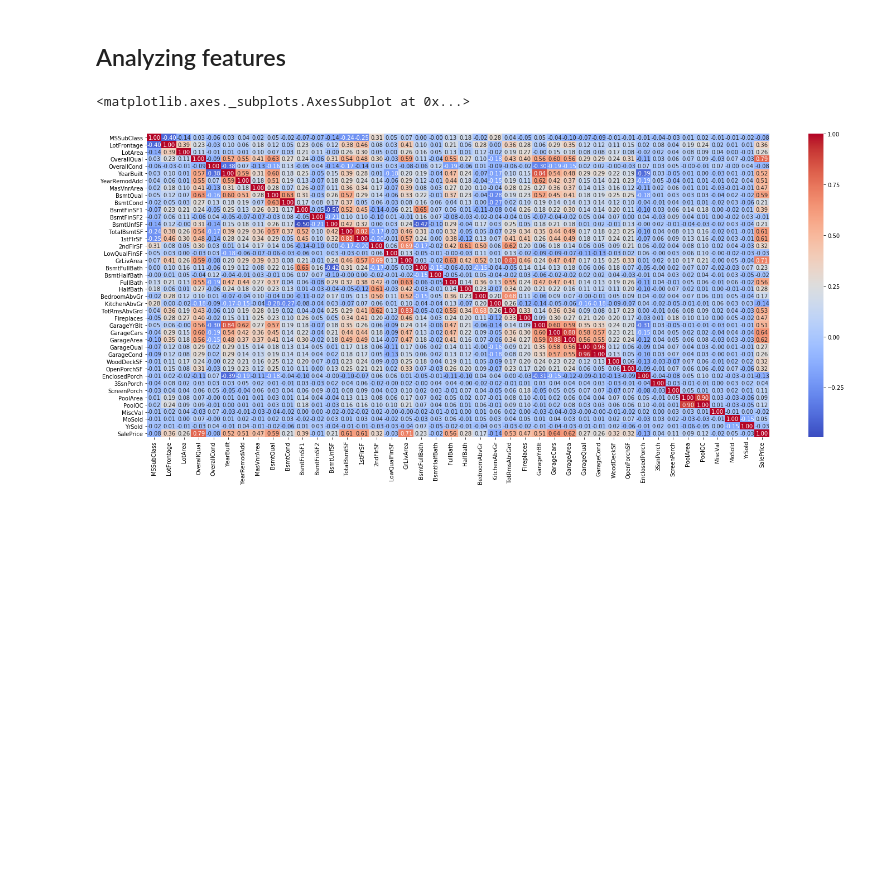
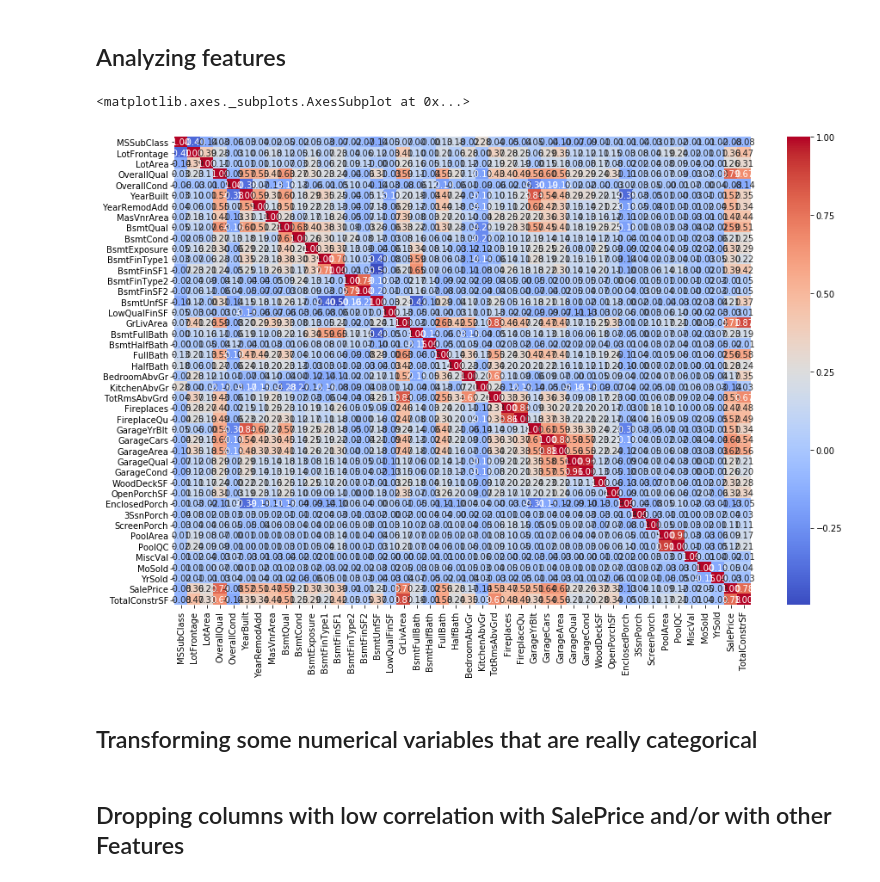
Before and after one commit to raphaelcfernandes/HouseSalePricePrediction, a Jupyter notebook: Data Analytics Final Project.ipynb, the cells around one changed output. Drawn from its saved outputs; the diff is of its cells as text; code cells hidden in the pictures; blank space fills up the shorter version.

```diff
--- a/Data Analytics Final Project.ipynb
+++ b/Data Analytics Final Project.ipynb
@@ -270,0 +287,10 @@ df_train.BsmtFinType2.fillna('None',inplace=True)
+# %%
+print(df_train['BsmtFinType2'].notnull().sum())
+df_train.BsmtFinType2.fillna('None',inplace=True)
+df_train.loc[df_train.BsmtFinType2=='GLQ','BsmtFinType2'] = 6
+df_train.loc[df_train.BsmtFinType2=='ALQ','BsmtFinType2'] = 5
+df_train.loc[df_train.BsmtFinType2=='BLQ','BsmtFinType2'] = 4
+df_train.loc[df_train.BsmtFinType2=='Rec','BsmtFinType2'] = 3
+df_train.loc[df_train.BsmtFinType2=='LwQ','BsmtFinType2'] = 2
+df_train.loc[df_train.BsmtFinType2=='Unf','BsmtFinType2'] = 1
+df_train.loc[df_train.BsmtFinType2=='None','BsmtFinType2'] = 0
@@ -282,0 +306,8 @@ df_train.BsmtExposure.fillna('None',inplace=True)
+# %%
+print(df_train['BsmtExposure'].notnull().sum())
+df_train.BsmtExposure.fillna('None',inplace=True)
+df_train.loc[df_train.BsmtExposure=='Gd','BsmtExposure'] = 4
+df_train.loc[df_train.BsmtExposure=='Av','BsmtExposure'] = 3
+df_train.loc[df_train.BsmtExposure=='Mn','BsmtExposure'] = 2
+df_train.loc[df_train.BsmtExposure=='No','BsmtExposure'] = 1
+df_train.loc[df_train.BsmtExposure=='None','BsmtExposure'] = 0
@@ -315,0 +344,10 @@ df_train.BsmtFinType1.fillna('None',inplace=True)
+# %%
+print(df_train['BsmtFinType1'].notnull().sum())
+df_train.BsmtFinType1.fillna('None',inplace=True)
+df_train.loc[df_train.BsmtFinType1=='GLQ','BsmtFinType1'] = 6
+df_train.loc[df_train.BsmtFinType1=='ALQ','BsmtFinType1'] = 5
+df_train.loc[df_train.BsmtFinType1=='BLQ','BsmtFinType1'] = 4
+df_train.loc[df_train.BsmtFinType1=='Rec','BsmtFinType1'] = 3
+df_train.loc[df_train.BsmtFinType1=='LwQ','BsmtFinType1'] = 2
+df_train.loc[df_train.BsmtFinType1=='Unf','BsmtFinType1'] = 1
+df_train.loc[df_train.BsmtFinType1=='None','BsmtFinType1'] = 0
@@ -384,21 +424,14 @@ df_train = fill_missing_MasVnrArea(df_train)
 df_train.dropna(subset=['Electrical'],inplace=True)
 # %% [markdown]
 ## Analyzing features
-# %%
-# df_train=pd.read_csv('train.csv')
-corr = df_train.corr()
-# for i in corr.keys():
-#     if i in df_train.keys() and i != 'MasVnrArea':
-#         df_train.drop([i],axis=1,inplace=True)
-# df_train = pd.get_dummies(df_train)
-# for i in df_train.keys():
-#     if (df_train[i].corr(df_train['MasVnrArea']) > 0.5 or df_train[i].corr(df_train['MasVnrArea']) < -0.5):
-#         print('Correlation ',i,'and MasVnrArea:', df_train[i].corr(df_train['MasVnrArea']))
-# for i in corr.keys():
-#     if corr[i].corr(corr['MasVnrArea']) > 0.4 or corr[i].corr(corr['MasVnrArea']) < -0.4:
-#         print('Correlation ',i,'and MasVnrArea:', corr[i].corr(corr['MasVnrArea']))
-f, ax = plt.subplots(figsize=(25, 10))
-sns.heatmap(corr,annot=True, fmt = ".2f", cmap = "coolwarm")
-# %% [output]
-<matplotlib.axes._subplots.AxesSubplot at 0x...>
-[figure, removed]
+# %%
+df_train['TotalConstrSF'] = df_train['1stFlrSF'] + df_train['2ndFlrSF'] + df_train['TotalBsmtSF']
+df_train.drop(['1stFlrSF','2ndFlrSF','TotalBsmtSF'],axis=1,inplace=True)
+# %%
+f, ax = plt.subplots(figsize=(15, 10))
+sns.heatmap(df_train.corr(),annot=True, fmt = ".2f", cmap = "coolwarm")
+# %% [output]
+<matplotlib.axes._subplots.AxesSubplot at 0x...>
+[figure, added]
+# %% [markdown]
+## Transforming some numerical variables that are really categorical
@@ -404,0 +462,2 @@ sns.heatmap(corr,annot=True, fmt = ".2f", cmap = "coolwarm")
+# %% [markdown]
+## Dropping columns with low correlation with SalePrice and/or with other Features
```
Also changed, not shown: parts of 28 cells of this notebook.
